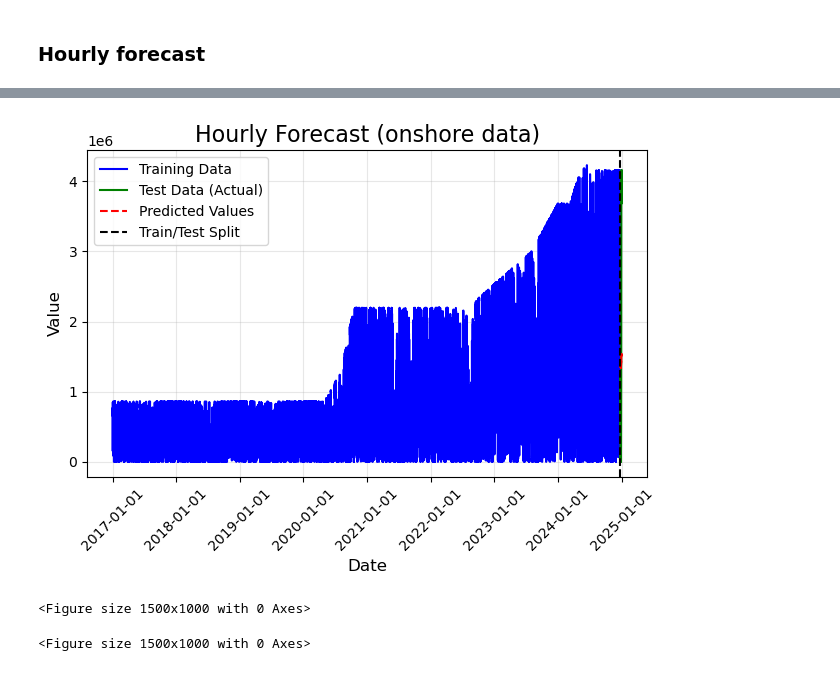
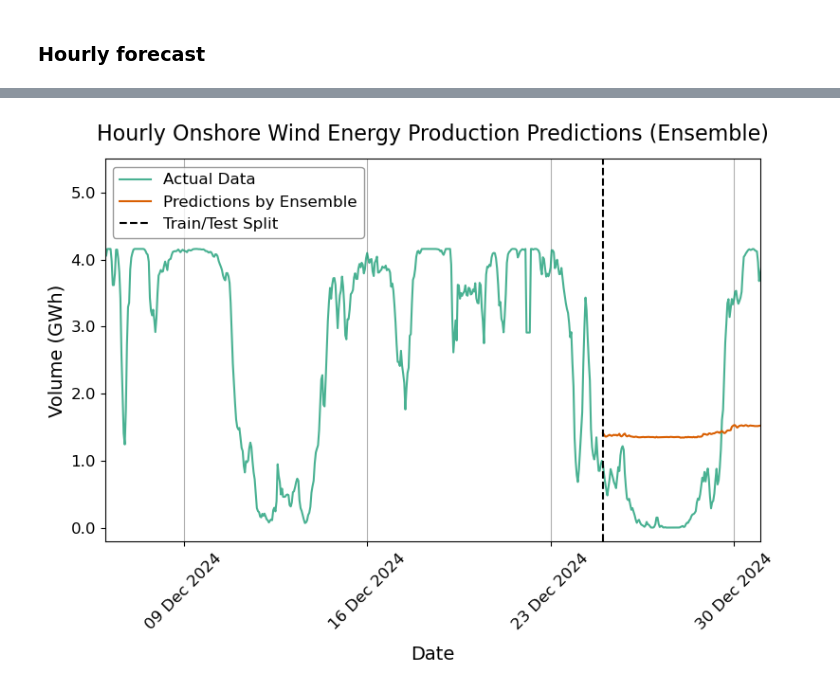
Before and after one commit to benrodion/Watts-next, a Jupyter notebook: models_ensemble.ipynb, the cells around one changed output, grey strips where cells are left out. Saved outputs shown, nothing was run; the diff lists cells and outputs as text; code cells hidden in the pictures.

Commit message:
Ensemble code for plots updated, plots added to folder

```diff
--- a/models_ensemble.ipynb
+++ b/models_ensemble.ipynb
@@ -252,8 +244,8 @@ X_test_on_d = pd.DataFrame(X_test_norm, columns=X_test_on_d.columns, index=X_tes
 ### Hourly data preprocessing
 # %%
 # Split data into target and exogenous variables
-y_h = df['volume']
-X_h = df.drop('volume', axis=1)  # All exogenous variables
+y_h = on_df['volume']
+X_h = on_df.drop('volume', axis=1)  # All exogenous variables
 
 # Create train/test split
 y_train_on_h, y_test_on_h, X_train_on_h, X_test_on_h = temporal_train_test_split(y_h, X_h, test_size=0.00239)
@@ -839,35 +770,26 @@ Execution Time: 202.6622 seconds
 RMSE: 1625782.428084151
 MSE: 2643168503467.1973
 # %%
-# Plot the data
-plt.plot(y_train_on_h.index, y_train_on_h, 'b-', label='Training Data')
-plt.plot(y_test_on_h.index, y_test_on_h, 'g-', label='Test Data (Actual)')
-plt.plot(ens_pred_on_h.index, ens_pred_on_h, 'r--', label='Predicted Values')
-
-# Add a vertical line at the train/test split
-split_date = y_train_on_h.index[-1]
+# ===== Hourly - onshore =====
+plt.figure(figsize=(8, 6))
+plt.plot(pd.to_datetime(on_df.index), on_df['volume'], label='Actual Data', color='#1b9e77', alpha = 0.8)
+plt.plot(pd.to_datetime(y_test_on_h.index), ens_pred_on_h, label='Predictions by Ensemble', color='#d95f02')
+split_date = pd.to_datetime(y_test_on_h.index[0], format = '%Y-%m-%d')
 plt.axvline(x=split_date, color='k', linestyle='--', label='Train/Test Split')
-
-# Customize the plot
-plt.title("Hourly Forecast (onshore data)", fontsize=16)
-plt.xlabel('Date', fontsize=12)
-plt.ylabel('Value', fontsize=12)
-plt.legend(loc='best', fontsize=10)
-
-# Format x-axis dates
-date_format = DateFormatter("%Y-%m-%d")
-plt.gca().xaxis.set_major_formatter(date_format)
+plt.title('Hourly Onshore Wind Energy Production Predictions (Ensemble)', pad = 14, size = 16)
+plt.xlabel('Date', labelpad=10, size=14)
+plt.gca().yaxis.set_major_formatter(FuncFormatter(millions))
+plt.ylabel('Volume (GWh)', size=14)
+plt.grid(axis = 'x')
 plt.xticks(rotation=45)
-
-# Add grid and tight layout
-plt.grid(True, alpha=0.3)
+plt.gca().xaxis.set_major_locator(mdates.DayLocator(interval=7))
+plt.gca().xaxis.set_major_formatter(mdates.DateFormatter('%d %b %Y'))
+plt.xlim(pd.to_datetime('2024-12-06'), pd.to_datetime('2024-12-31'))
+plt.ylim(top=5_500_000)
+plt.tick_params(axis='both', labelsize=12)
 plt.tight_layout()
+plt.legend(loc='upper left', fontsize=12, frameon=True, facecolor='white', edgecolor='grey', fancybox=True, framealpha = 0.8)
+plt.savefig('plots/ensemble_on_h.png', dpi=300, bbox_inches='tight')
 plt.show()
-
-# Comparison of multiple models
-figsize = (15, 10)
-plt.figure(figsize=figsize)
 # %% [output]
-[figure, old version]
+[figure, new version]
-<Figure size 1500x1000 with 0 Axes>
-<Figure size 1500x1000 with 0 Axes>
```
Also changed, not shown: parts of 26 cells of this notebook, 8 other files.
